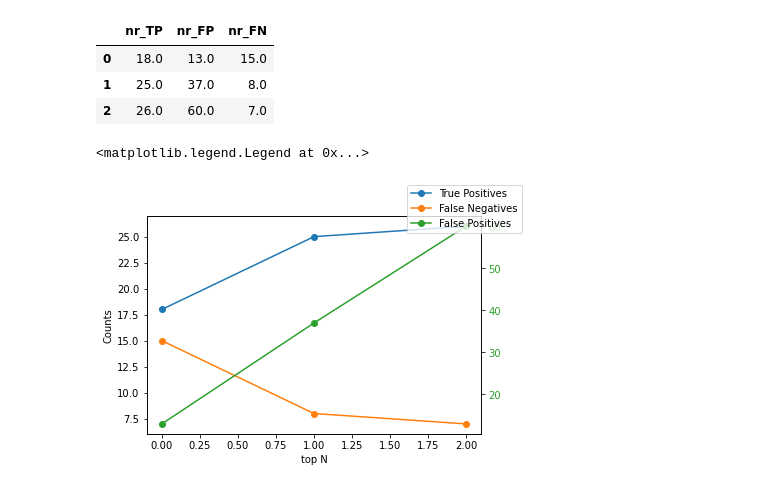
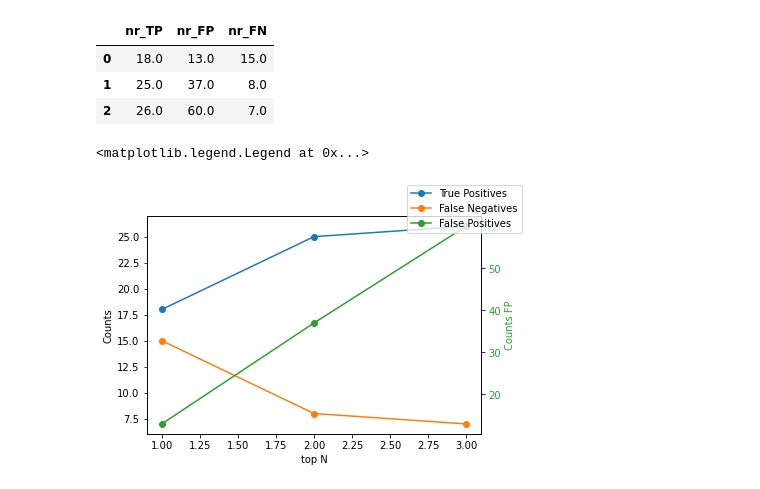
Before and after one commit to andreaberti11235/detection_analysis, a Jupyter notebook: plot_count_ensemble.ipynb, the cells around one changed output. Saved outputs shown, nothing was run; the diff lists cells and outputs as text; code cells hidden in the pictures.

```diff
--- a/plot_count_ensemble.ipynb
+++ b/plot_count_ensemble.ipynb
@@ -133,21 +136,22 @@ df
 | 1 | 25.0 | 37.0 | 8.0 |
 | 2 | 26.0 | 60.0 | 7.0 |
 # %%
-first_n = np.arange(3)
+first_n = np.arange(1, 4)
 # %%
 fig, ax1 = plt.subplots()
 ax1.set_xlabel('top N')
 ax1.set_ylabel('Counts')
 ax1.plot(first_n, df.loc[:, 'nr_TP'], '-o', label='True Positives')
 ax1.plot(first_n, df.loc[:, 'nr_FN'], '-o', label='False Negatives')
 
 ax2 = ax1.twinx()  # instantiate a second axes that shares the same x-axis
 color = 'tab:green'
+ax2.set_ylabel('Counts FP', color=color)
 ax2.plot(first_n, df.loc[:, 'nr_FP'], '-o', color=color, label='False Positives')
 ax2.tick_params(axis='y', labelcolor=color)
 
 fig.legend()
 #fig.tight_layout()
 # %% [output]
 <matplotlib.legend.Legend at 0x...>
-[figure, old version]
+[figure, new version]
```
Also changed, not shown: parts of 3 cells of this notebook.
